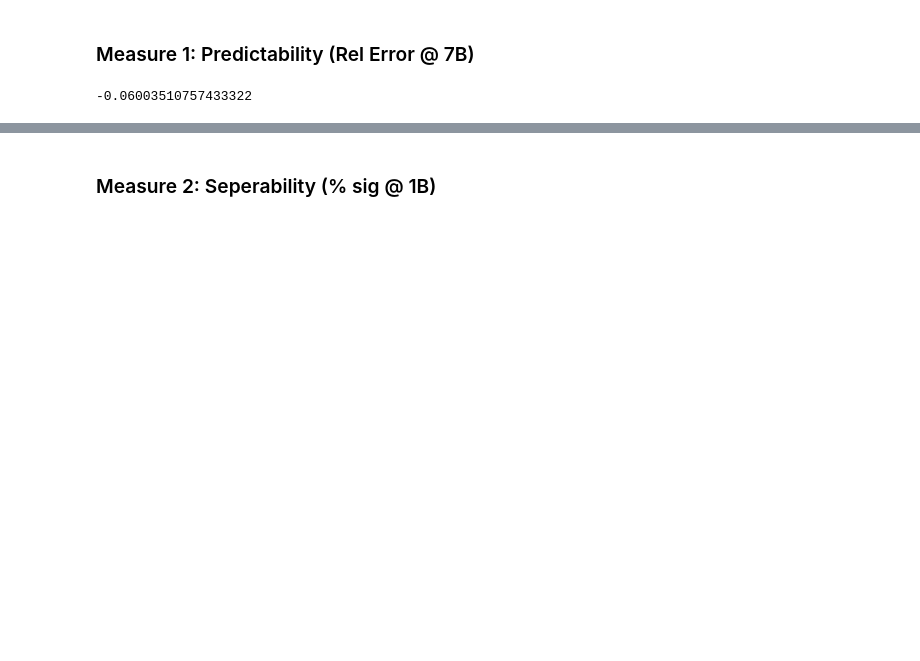
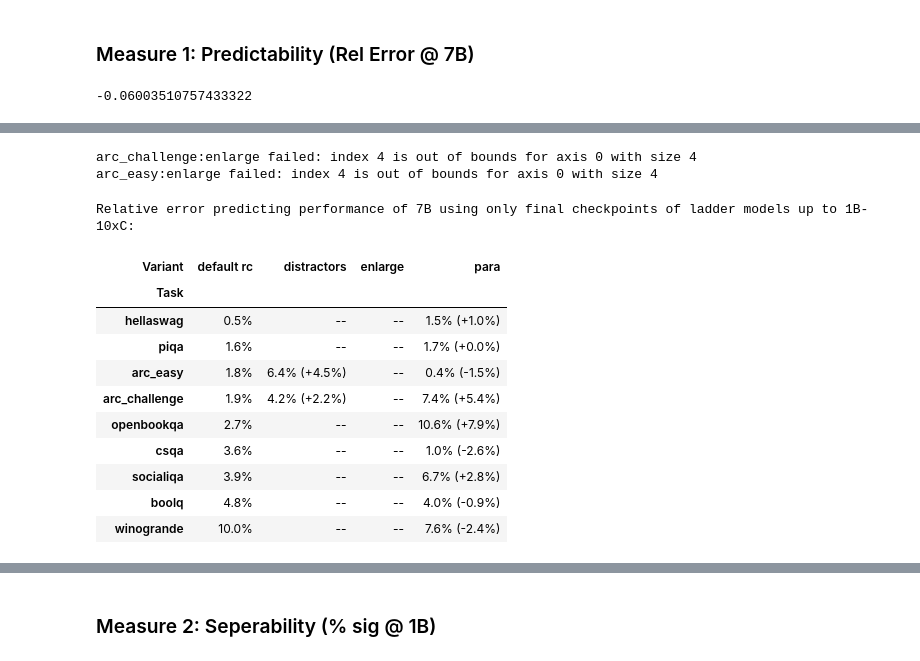
Before and after one commit to davidheineman/new-evals, a Jupyter notebook: analysis/notebooks/measures.ipynb, the cells around one changed output, grey strips where cells are left out. Drawn from its saved outputs; the diff is of its cells as text; code cells hidden in the pictures; blank space fills up the shorter version.

```diff
--- a/analysis/notebooks/measures.ipynb
+++ b/analysis/notebooks/measures.ipynb
@@ -199 +221,44 @@ print(rel_error)
+# %%
+num_rows, num_cols = len(TASKS), 1
+fig, axes = plt.subplots(num_rows, num_cols, figsize=(6 * num_cols, 4 * num_rows), squeeze=False)
+
+fitting_results = pd.DataFrame(index=['rel_error'], columns=TASKS)
+
+for i, task in enumerate(TASKS):
+    ax = axes[i, 0]
+
+    try:
+        y, y_pred, rel_error, delta_error = run_ladder(df, task, ax=ax)
+
+        ax.set_title(task)
+
+        fitting_results.loc['rel_error', task] = abs(rel_error)
+    except Exception as e:
+        print(f'{task} failed: {e}')
+        continue
+
+fig.tight_layout()
+
+plt.close(fig)
+# %% [output]
+arc_challenge:enlarge failed: index 4 is out of bounds for axis 0 with size 4
+arc_easy:enlarge failed: index 4 is out of bounds for axis 0 with size 4
+# %%
+from table import display_task_variants
+
+print(f'Relative error predicting performance of 7B using only final checkpoints of ladder models up to 1B-10xC:')
+display_task_variants(fitting_results, key='rel_error', inverse=True, ascending=True)
+# %% [output]
+Relative error predicting performance of 7B using only final checkpoints of ladder models up to 1B-10xC:
+| Variant | default rc | distractors | enlarge | para |
+| Task |  |  |  |  |
+| hellaswag | 0.5% | -- | -- | 1.5% (+1.0%) |
+| piqa | 1.6% | -- | -- | 1.7% (+0.0%) |
+| arc_easy | 1.8% | 6.4% (+4.5%) | -- | 0.4% (-1.5%) |
+| arc_challenge | 1.9% | 4.2% (+2.2%) | -- | 7.4% (+5.4%) |
+| openbookqa | 2.7% | -- | -- | 10.6% (+7.9%) |
+| csqa | 3.6% | -- | -- | 1.0% (-2.6%) |
+| socialiqa | 3.9% | -- | -- | 6.7% (+2.8%) |
+| boolq | 4.8% | -- | -- | 4.0% (-0.9%) |
+| winogrande | 10.0% | -- | -- | 7.6% (-2.4%) |
 # %%
```
Also changed, not shown: parts of 14 cells of this notebook, 3 other files.
